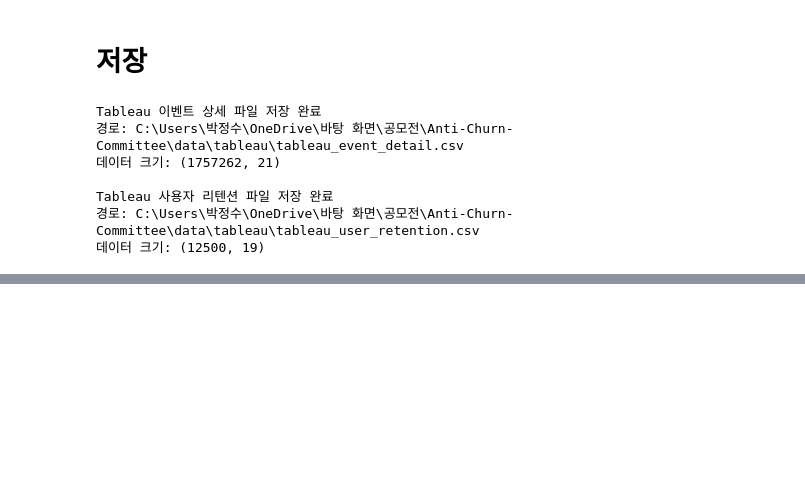
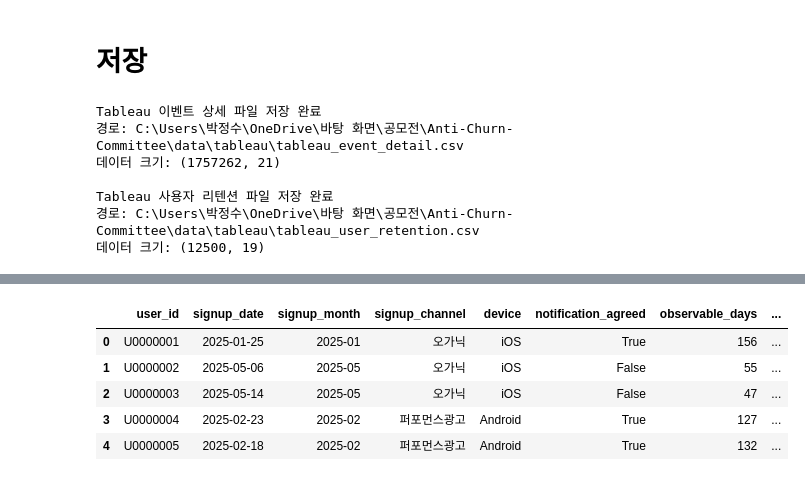
Before and after one commit to leegolem/Anti-Churn-Committee, a Jupyter notebook: notebooks/jeongsu/분석/tableau_용.ipynb, the cells around one changed output, grey strips where cells are left out. Drawn from its saved outputs; the diff is of its cells as text; code cells hidden in the pictures; blank space fills up the shorter version.

```diff
--- a/notebooks/jeongsu/분석/tableau_용.ipynb
+++ b/notebooks/jeongsu/분석/tableau_용.ipynb
@@ -361,0 +371,9 @@ Tableau 사용자 리텐션 파일 저장 완료
+# %%
+user_retention_df.head()
+# %% [output]
+|  | user_id | signup_date | signup_month | signup_channel | device | notification_agreed | observable_days | ... |
+| 0 | U0000001 | 2025-01-25 | 2025-01 | 오가닉 | iOS | True | 156 | ... |
+| 1 | U0000002 | 2025-05-06 | 2025-05 | 오가닉 | iOS | False | 55 | ... |
+| 2 | U0000003 | 2025-05-14 | 2025-05 | 오가닉 | iOS | False | 47 | ... |
+| 3 | U0000004 | 2025-02-23 | 2025-02 | 퍼포먼스광고 | Android | True | 127 | ... |
+| 4 | U0000005 | 2025-02-18 | 2025-02 | 퍼포먼스광고 | Android | True | 132 | ... |
```
Also changed, not shown: parts of 1 cell of this notebook.
